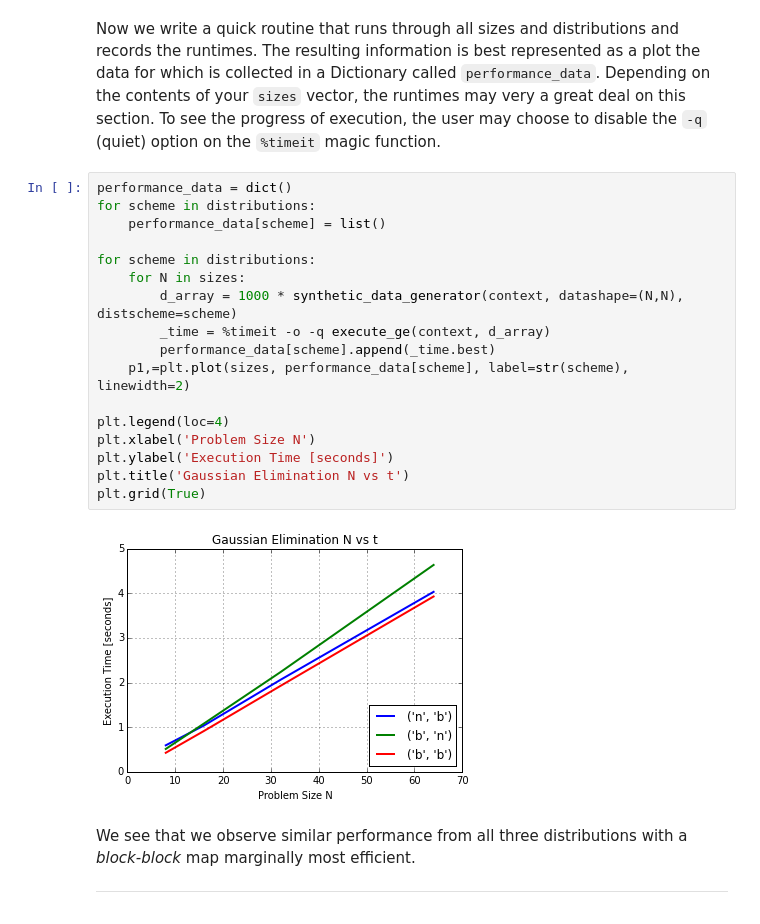
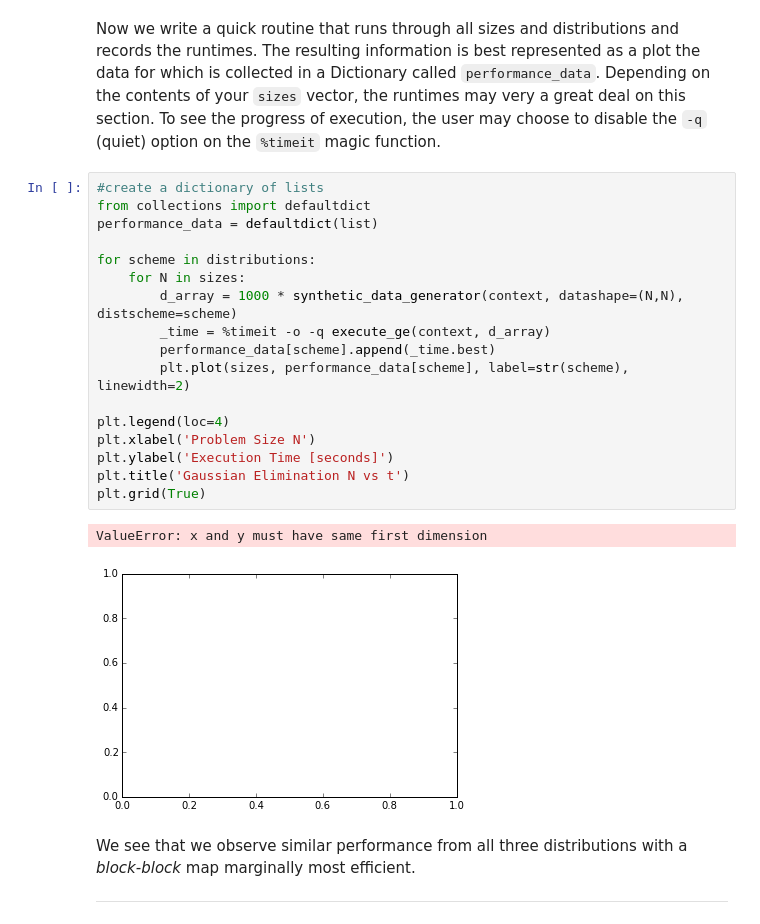
Before and after one commit to enthought/distarray, a Jupyter notebook: examples/gauss_elimination/ge_notebook.ipynb, the cells around one changed output. Cells and saved outputs as stored; diff of their text form.

```diff
--- a/examples/gauss_elimination/ge_notebook.ipynb
+++ b/examples/gauss_elimination/ge_notebook.ipynb
@@ -131,24 +131,25 @@ for scheme in distributions:
 # %% [markdown]
 Now we write a quick routine that runs through all sizes and distributions and records the runtimes. The resulting information is best represented as a plot the data for which is collected in a Dictionary called `performance_data`. Depending on the contents of your `sizes` vector, the runtimes may very a great deal on this section. To see the progress of execution, the user may choose to disable the `-q` (quiet) option on the `%timeit` magic function.
 # %%
-performance_data = dict()
-for scheme in distributions:
-    performance_data[scheme] = list()
+#create a dictionary of lists
+from collections import defaultdict
+performance_data = defaultdict(list)
 
 for scheme in distributions:
     for N in sizes:
         d_array = 1000 * synthetic_data_generator(context, datashape=(N,N), distscheme=scheme)
         _time = %timeit -o -q execute_ge(context, d_array)
         performance_data[scheme].append(_time.best)
-    p1,=plt.plot(sizes, performance_data[scheme], label=str(scheme), linewidth=2)
+        plt.plot(sizes, performance_data[scheme], label=str(scheme), linewidth=2)
 
 plt.legend(loc=4)
 plt.xlabel('Problem Size N')
 plt.ylabel('Execution Time [seconds]')
 plt.title('Gaussian Elimination N vs t')
 plt.grid(True)
 # %% [output]
+ValueError: x and y must have same first dimension
-[figure, old version]
+[figure, new version]
 # %% [markdown]
 We see that we observe similar performance from all three distributions with a *block-block* map marginally most efficient.
 ***
```
Also changed, not shown: parts of 8 cells of this notebook.
